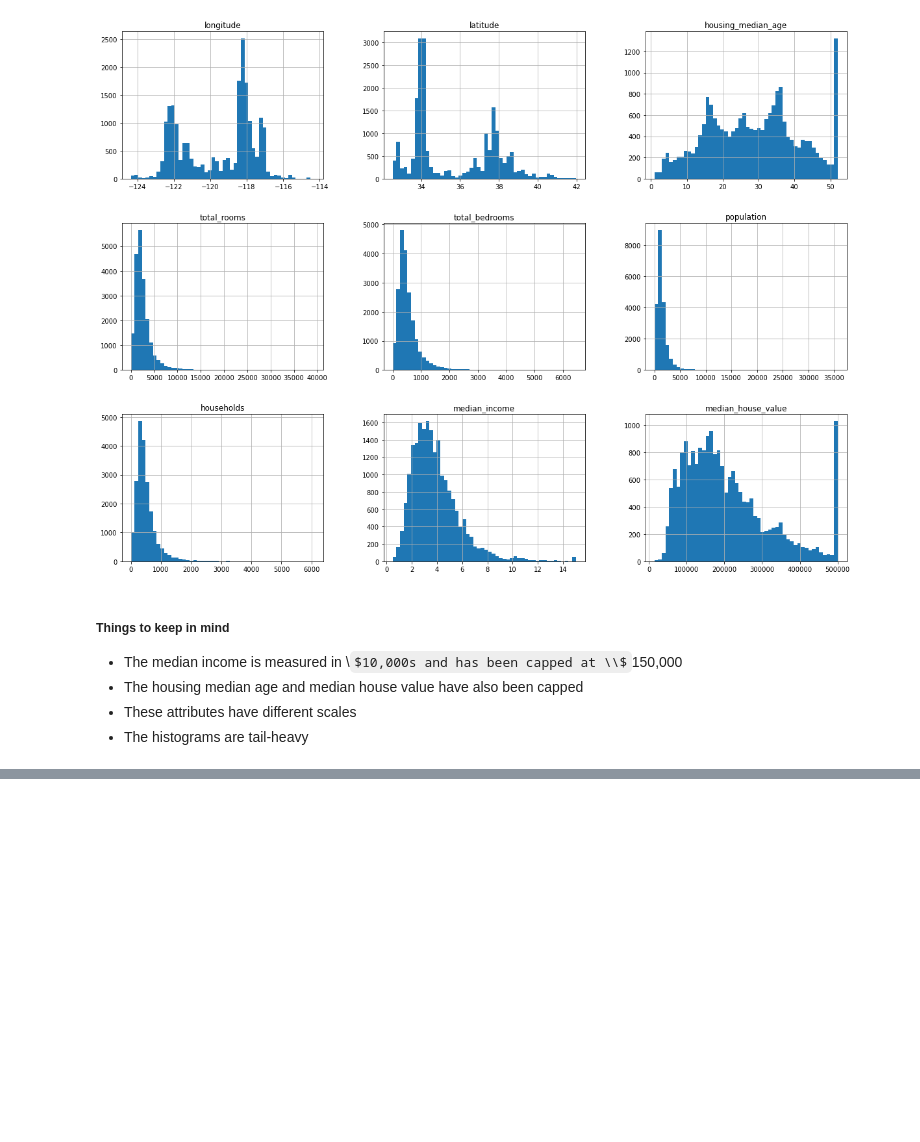
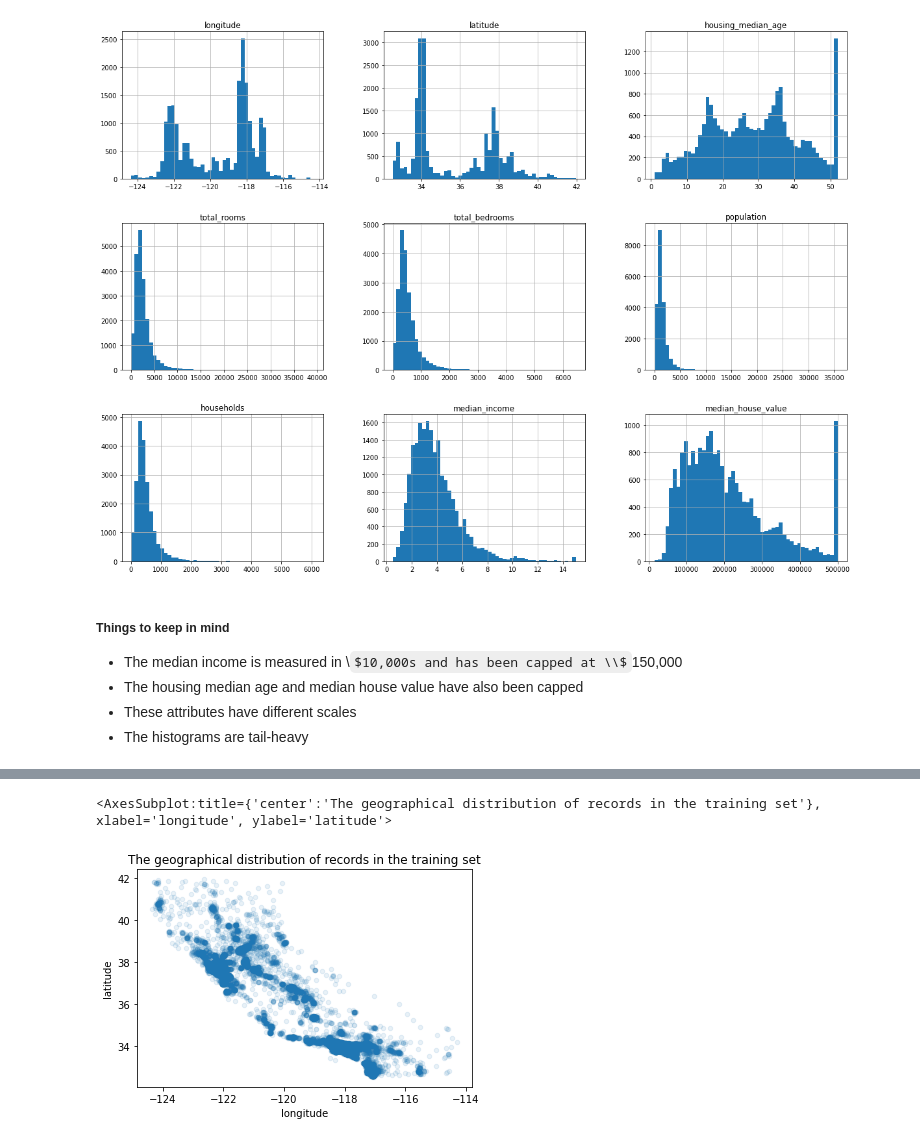
Before and after one commit to tbeachill/hands-on-machine-learning--house-prices, a Jupyter notebook: Housing_Prices_Exercise.ipynb, the cells around one changed output, grey strips where cells are left out. Saved outputs shown, nothing was run; the diff lists cells and outputs as text; code cells hidden in the pictures; some formulas as TeX source; blank space fills up the shorter version.

Commit message:
finished data exploration stage

```diff
--- a/Housing_Prices_Exercise.ipynb
+++ b/Housing_Prices_Exercise.ipynb
@@ -80,0 +90,10 @@ train_set, test_set = train_test_split(housing, test_size=0.2, random_state=42)
+# %%
+# Create the training and test sets by stratified sampling, by using the median income categories
+
+from sklearn.model_selection import StratifiedShuffleSplit
+
+split = StratifiedShuffleSplit(n_splits=1, test_size=0.2, random_state=42)
+
+for train_index, test_index in split.split(housing, housing['income_cat']):
+    strat_train_set = housing.loc[train_index]
+    strat_test_set = housing.loc[test_index]
@@ -80,0 +105,11 @@ train_set, test_set = train_test_split(housing, test_size=0.2, random_state=42)
+# %%
+# Create a copy of the training set for exploration purposes
+
+housing = strat_train_set.copy()
+# %%
+# Visualise the data by using a scatter plot
+
+housing.plot(kind='scatter', x='longitude', y='latitude', alpha=0.1, title='The geographical distribution of records in the training set')
+# %% [output]
+<AxesSubplot:title={'center':'The geographical distribution of records in the training set'}, xlabel='longitude', ylabel='latitude'>
+[figure, added]
```
Also changed, not shown: parts of 18 cells of this notebook.
